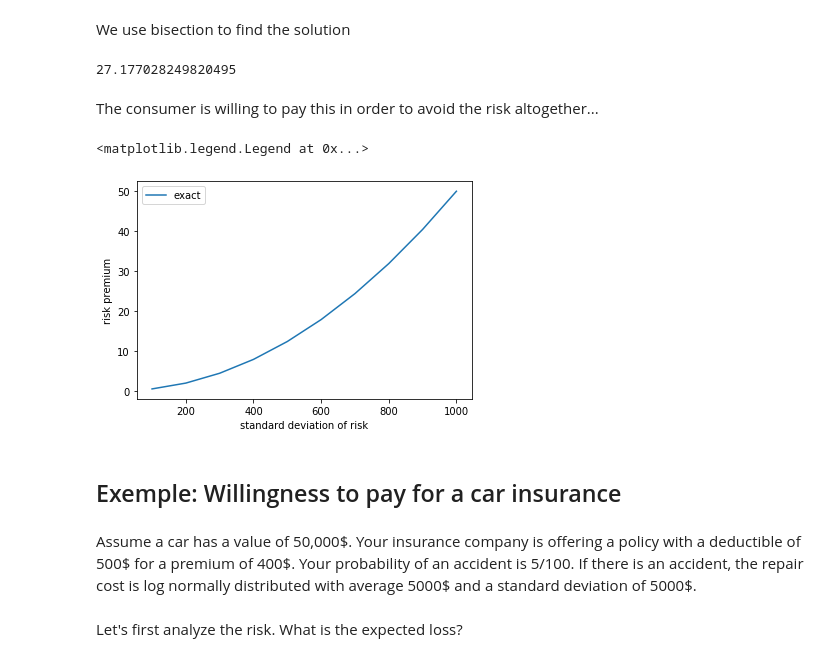
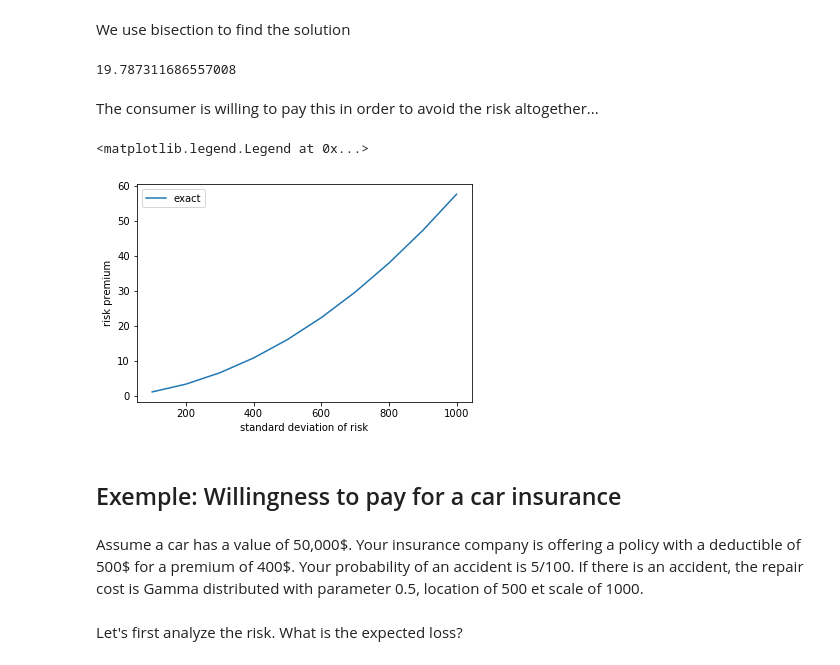
Before and after one commit to pcmichaud/micro, a Jupyter notebook: notebooks/Risk Aversion.ipynb, the cells around one changed output. Cells and saved outputs as stored; diff of their text form; code cells hidden in the pictures.

```diff
--- a/notebooks/Risk Aversion.ipynb
+++ b/notebooks/Risk Aversion.ipynb
@@ -125,8 +62,9 @@ plt.show()
 # %%
 S = 10000
 sig = 1000
+sigma = 0.5
 eps = norm(0,sig).rvs(S)
 wealth = 50e3
-eu = np.mean([crra(wealth+e,gamma) for e in eps])
+eu = np.mean([crra(wealth+e,sigma) for e in eps])
 eu
 # %% [output]
@@ -134,4 +72,4 @@ eu
 # %%
-def eucrra(wealth,gamma,eps):
-    return np.mean([crra(wealth+e,gamma) for e in eps])
+def eucrra(wealth,sigma,eps):
+    return np.mean([crra(wealth+e,sigma) for e in eps])
 # %%
@@ -146,34 +84,34 @@ $$ u(w-\pi) - Eu(w+\epsilon) = 0$$
 # %% [markdown]
 We use bisection to find the solution
 # %%
-def solve(pi,wealth,gamma,eps):
-    u = crra(wealth-pi,gamma)
-    eu = eucrra(wealth,gamma,eps)
+def solve(pi,wealth,sigma,eps):
+    u = crra(wealth-pi,sigma)
+    eu = eucrra(wealth,sigma,eps)
     return eu-u
 # %%
 from scipy.optimize import bisect
-S = 100000
+S = 10000
 sig = 1000.0
 eps = norm(0,1).rvs(S)
 wealth = 20e3
-bisect(solve, 1.0, 0.95*wealth,args=(wealth,gamma,sig*eps))
+bisect(solve, 0.0, 0.95*wealth,args=(wealth,sigma,sig*eps))
 # %% [output]
-27.177028249820495
+19.787311686557008
 # %% [markdown]
 The consumer is willing to pay this in order to avoid the risk altogether...
 # %%
 pis = []
 sigs = np.linspace(100.0,1000.0,10)
-gamma = 2.0
+sigma = 2.0
 for sig in sigs:
-    pis.append(bisect(solve, 0.0, wealth*0.95, args=(wealth,gamma,sig*eps)))
+    pis.append(bisect(solve, 0.0, wealth*0.95, args=(wealth,sigma,sig*eps)))
 plt.figure()
 plt.plot(sigs,pis,label='exact')
 plt.xlabel('standard deviation of risk')
 plt.ylabel('risk premium')
 plt.legend()
 # %% [output]
 <matplotlib.legend.Legend at 0x...>
-[figure, old version]
+[figure, new version]
 # %% [markdown]
 ## Exemple: Willingness to pay for a car insurance
@@ -182,5 +118,5 @@ from scipy.stats import norm,uniform,lognorm
 # %% [markdown]
-Assume a car has a value of 50,000\$. Your insurance company is offering a policy with a deductible of 500\$ for a premium of 400\$. Your probability of an accident is 5/100. If there is an accident, the repair cost is log normally distributed with average 5000\$ and a standard deviation of 5000\$.
+Assume a car has a value of 50,000\$. Your insurance company is offering a policy with a deductible of 500\$ for a premium of 400\$. Your probability of an accident is 5/100. If there is an accident, the repair cost is Gamma distributed with parameter 0.5, location of 500 et scale of 1000.
 # %% [markdown]
 Let's first analyze the risk. What is the expected loss?
 # %%
```
Also changed, not shown: parts of 36 cells of this notebook, 3 other files.
